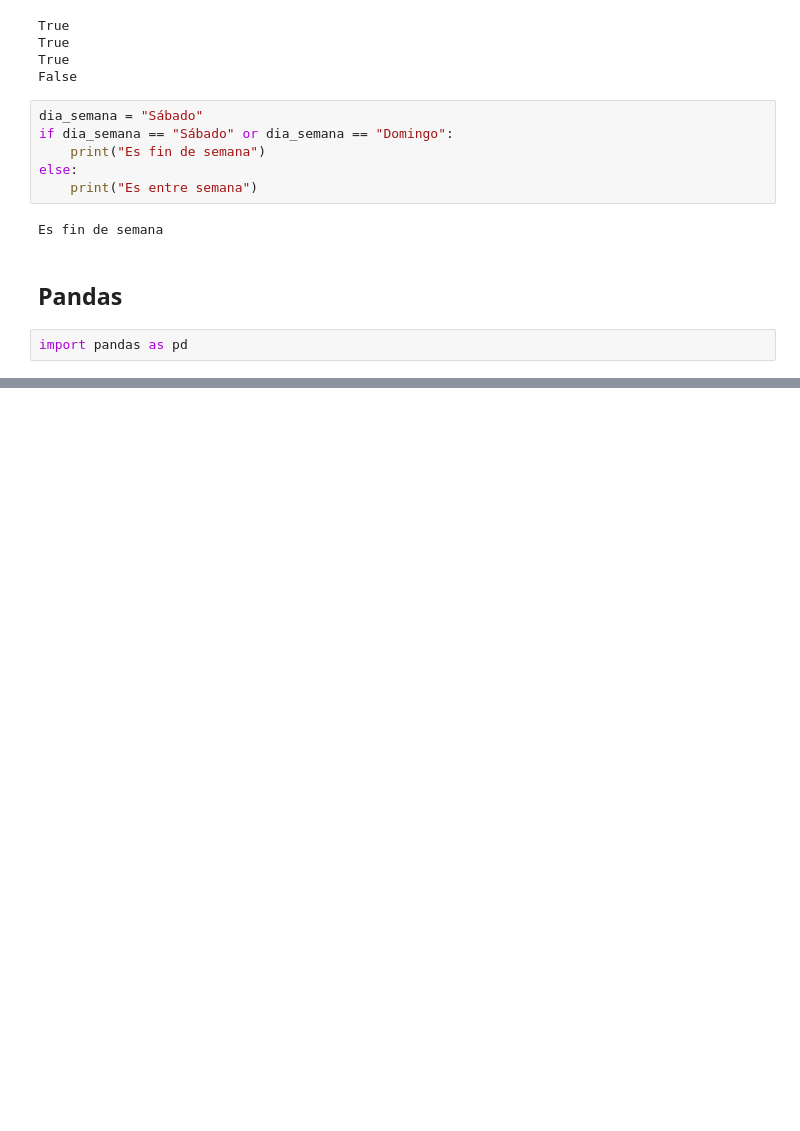
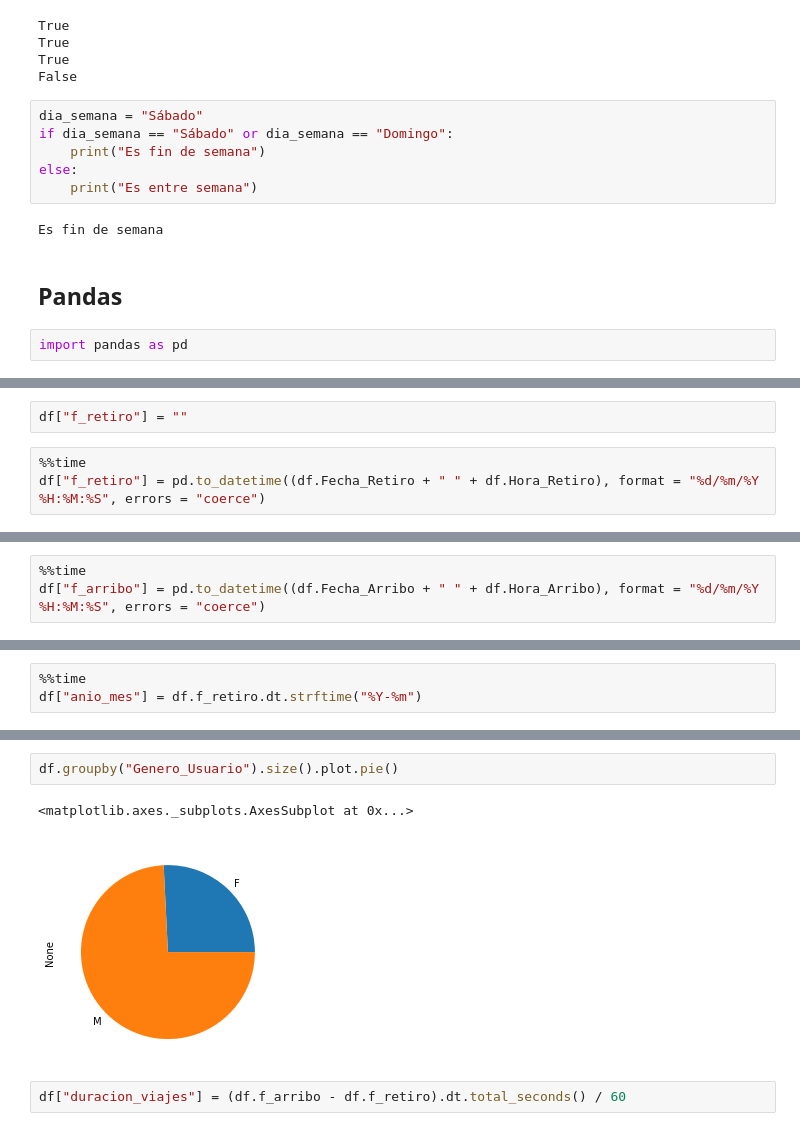
Before and after one commit to DevPhantomUNAM/Kode_Day_VIsualizar-datos-html-python, a Jupyter notebook: Pandas_intro.ipynb, the cells around one changed output, grey strips where cells are left out. Drawn from its saved outputs; the diff is of its cells as text; blank space fills up the shorter version.

```diff
--- a/Pandas_intro.ipynb
+++ b/Pandas_intro.ipynb
@@ -88,0 +347,5 @@ dataframe = pd.DateFrame({
+# %%
+df["f_retiro"] = ""
+# %%
+%%time
+df["f_retiro"] = pd.to_datetime((df.Fecha_Retiro + " " + df.Hora_Retiro), format = "%d/%m/%Y %H:%M:%S", errors = "coerce")
@@ -88,0 +363,3 @@ dataframe = pd.DateFrame({
+# %%
+%%time
+df["f_arribo"] = pd.to_datetime((df.Fecha_Arribo + " " + df.Hora_Arribo), format = "%d/%m/%Y %H:%M:%S", errors = "coerce")
@@ -88,0 +377,3 @@ dataframe = pd.DateFrame({
+# %%
+%%time
+df["anio_mes"] = df.f_retiro.dt.strftime("%Y-%m")
@@ -88,0 +446,7 @@ dataframe = pd.DateFrame({
+# %%
+df.groupby("Genero_Usuario").size().plot.pie()
+# %% [output]
+<matplotlib.axes._subplots.AxesSubplot at 0x...>
+[figure, added]
+# %%
+df["duracion_viajes"] = (df.f_arribo - df.f_retiro).dt.total_seconds() / 60
```
Also changed, not shown: parts of 45 cells of this notebook, 2 other files.
